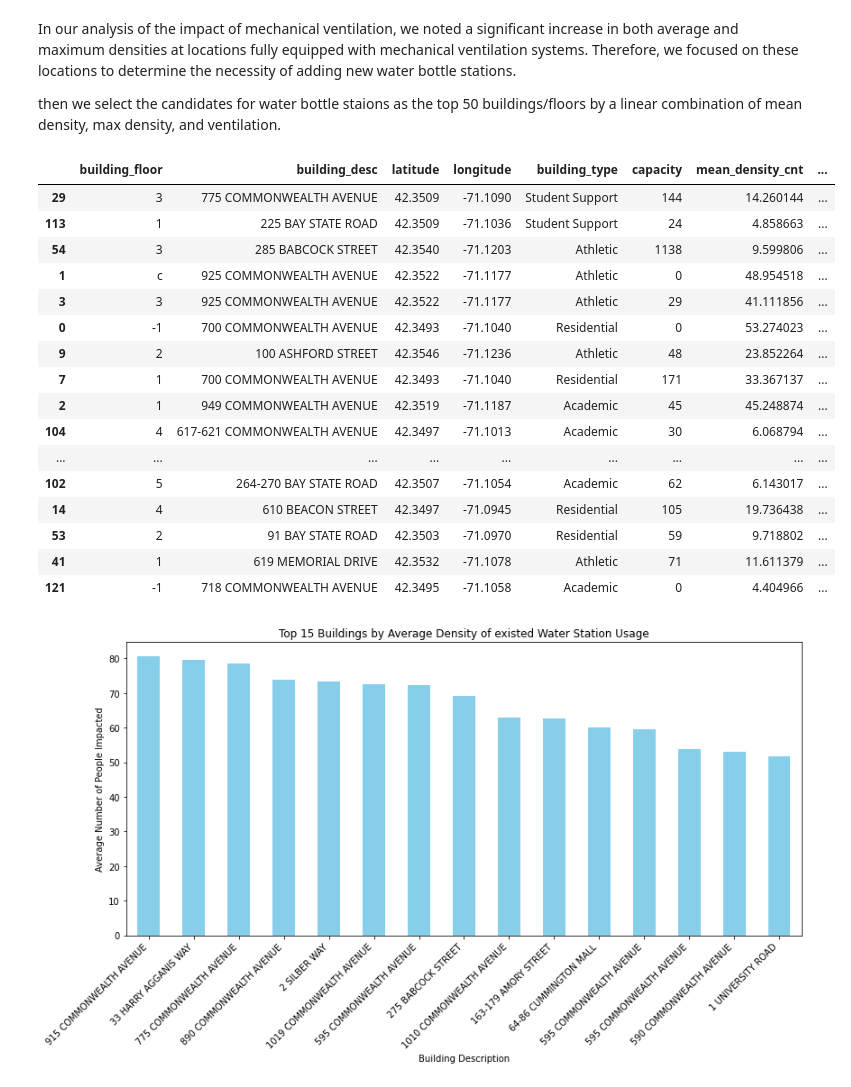
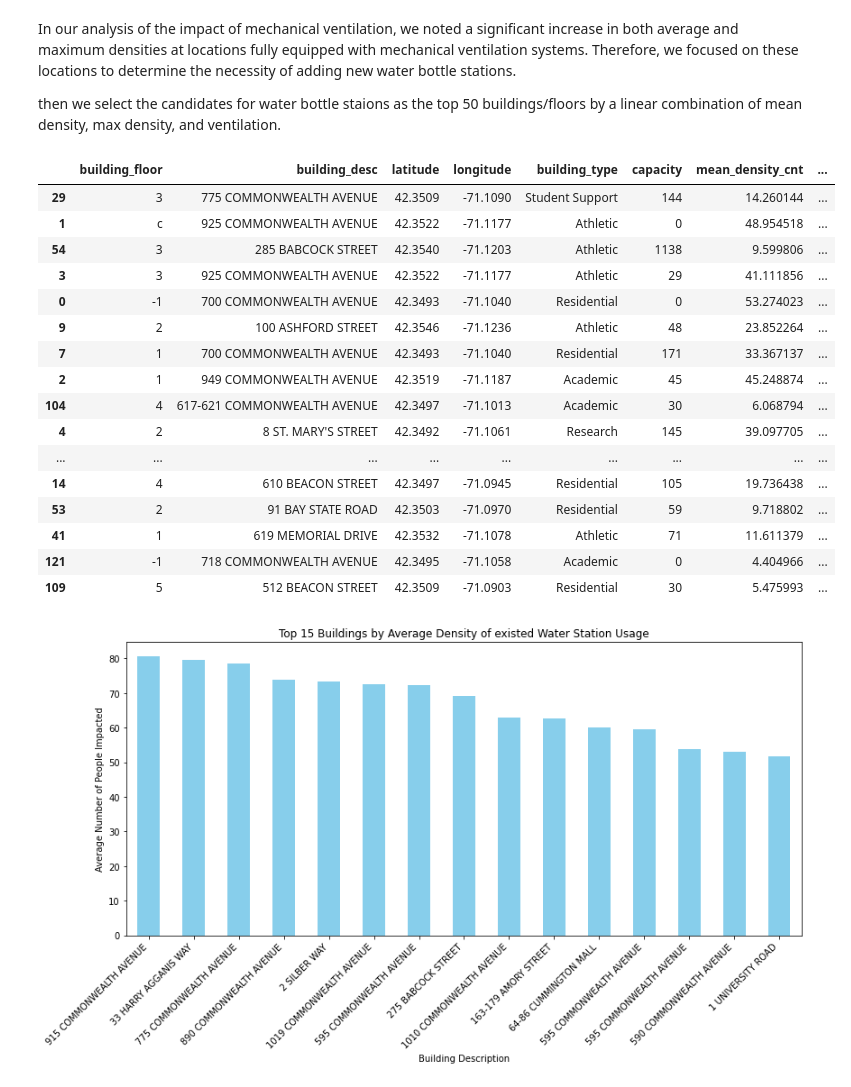
Before and after one commit to BU-Spark/ds-bu-sustainability-water, a Jupyter notebook: sp24-team-c/data/select_new_stations.ipynb, the cells around one changed output. Drawn from its saved outputs; the diff is of its cells as text; code cells hidden in the pictures.

Commit message:
exclude covered record

```diff
--- a/sp24-team-c/data/select_new_stations.ipynb
+++ b/sp24-team-c/data/select_new_stations.ipynb
@@ -178,42 +178,44 @@ then we select the candidates for water bottle staions as the top 50 buildings/f
 # %%
 import pandas as pd
 
 # read data
 data_covered = pd.read_csv('covered_floors.csv')
 data_minus_covered = pd.read_csv('uncovered_floors.csv')
 
 # add weights
 mean_density_weight = 1
 max_density_weight = 0.3
 ventilation_mult = lambda x: 1 if x == "Yes" else (2 if x == "Partial" else 3)
 high_volumn_mult = lambda x: float("inf") if x else 1
 
 data_minus_covered["weight"] = data_minus_covered["high_volumn"].map(high_volumn_mult) * data_minus_covered["Mechanical Ventilation"].map(ventilation_mult) * (mean_density_weight * data_minus_covered["mean_density_cnt"] + max_density_weight * data_minus_covered["max_density_cnt"])
 
+data_minus_covered = data_minus_covered[data_minus_covered['Candidacy'] != "Already completed/sufficient"]
+
 # select candidates as top 50
 candidates = data_minus_covered.sort_values('weight', ascending=False).head(50)
 
 # print result
 candidates.drop(columns=['high_volumn', 'weight']).to_csv('selected_candidates.csv', index=False)  # Saving to a CSV file without the index
 candidates
 # %% [output]
 |  | building_floor | building_desc | latitude | longitude | building_type | capacity | mean_density_cnt | ... |
 | 29 | 3 | 775 COMMONWEALTH AVENUE | 42.3509 | -71.1090 | Student Support | 144 | 14.260144 | ... |
-| 113 | 1 | 225 BAY STATE ROAD | 42.3509 | -71.1036 | Student Support | 24 | 4.858663 | ... |
+| 1 | c | 925 COMMONWEALTH AVENUE | 42.3522 | -71.1177 | Athletic | 0 | 48.954518 | ... |
 | 54 | 3 | 285 BABCOCK STREET | 42.3540 | -71.1203 | Athletic | 1138 | 9.599806 | ... |
-| 1 | c | 925 COMMONWEALTH AVENUE | 42.3522 | -71.1177 | Athletic | 0 | 48.954518 | ... |
 | 3 | 3 | 925 COMMONWEALTH AVENUE | 42.3522 | -71.1177 | Athletic | 29 | 41.111856 | ... |
 | 0 | -1 | 700 COMMONWEALTH AVENUE | 42.3493 | -71.1040 | Residential | 0 | 53.274023 | ... |
 | 9 | 2 | 100 ASHFORD STREET | 42.3546 | -71.1236 | Athletic | 48 | 23.852264 | ... |
 | 7 | 1 | 700 COMMONWEALTH AVENUE | 42.3493 | -71.1040 | Residential | 171 | 33.367137 | ... |
 | 2 | 1 | 949 COMMONWEALTH AVENUE | 42.3519 | -71.1187 | Academic | 45 | 45.248874 | ... |
 | 104 | 4 | 617-621 COMMONWEALTH AVENUE | 42.3497 | -71.1013 | Academic | 30 | 6.068794 | ... |
+| 4 | 2 | 8 ST. MARY'S STREET | 42.3492 | -71.1061 | Research | 145 | 39.097705 | ... |
 | ... | ... | ... | ... | ... | ... | ... | ... | ... |
-| 102 | 5 | 264-270 BAY STATE ROAD | 42.3507 | -71.1054 | Academic | 62 | 6.143017 | ... |
 | 14 | 4 | 610 BEACON STREET | 42.3497 | -71.0945 | Residential | 105 | 19.736438 | ... |
 | 53 | 2 | 91 BAY STATE ROAD | 42.3503 | -71.0970 | Residential | 59 | 9.718802 | ... |
 | 41 | 1 | 619 MEMORIAL DRIVE | 42.3532 | -71.1078 | Athletic | 71 | 11.611379 | ... |
 | 121 | -1 | 718 COMMONWEALTH AVENUE | 42.3495 | -71.1058 | Academic | 0 | 4.404966 | ... |
+| 109 | 5 | 512 BEACON STREET | 42.3509 | -71.0903 | Residential | 30 | 5.475993 | ... |
 # %%
 import pandas as pd
 import matplotlib.pyplot as plt
```
Also changed, not shown: 2 other files.
